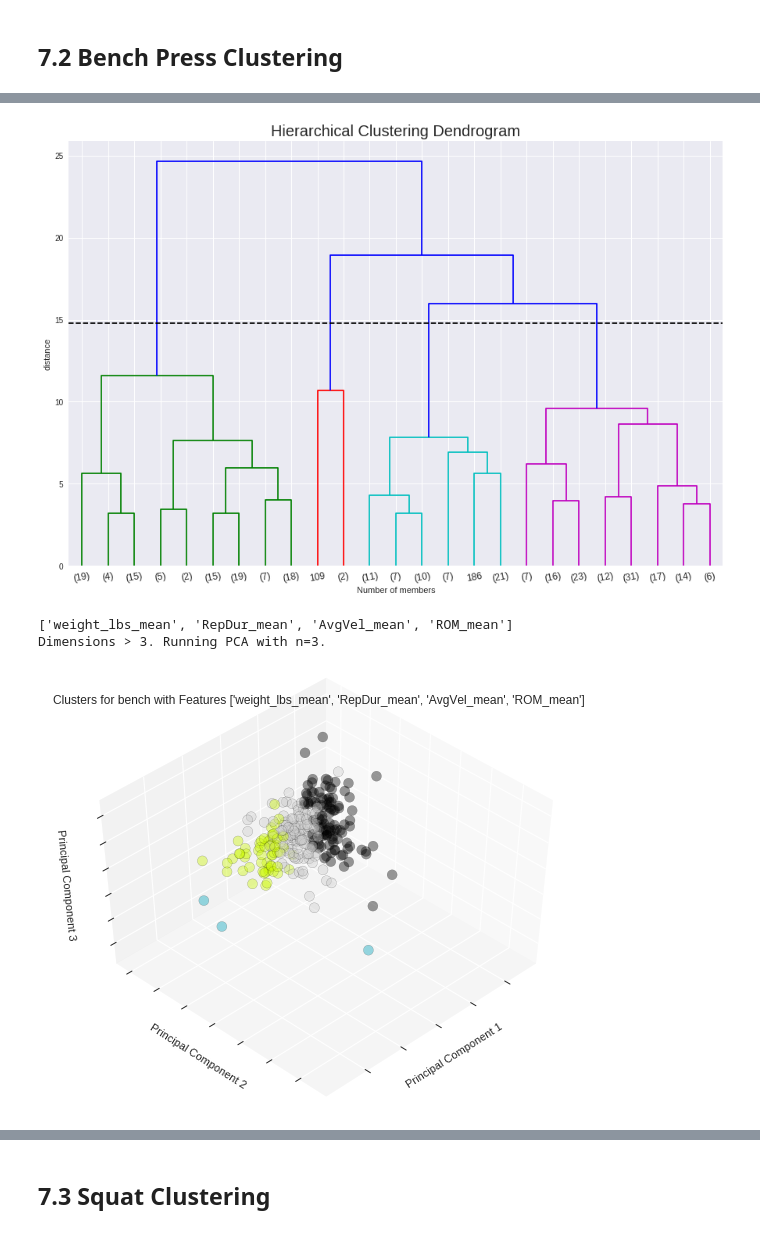
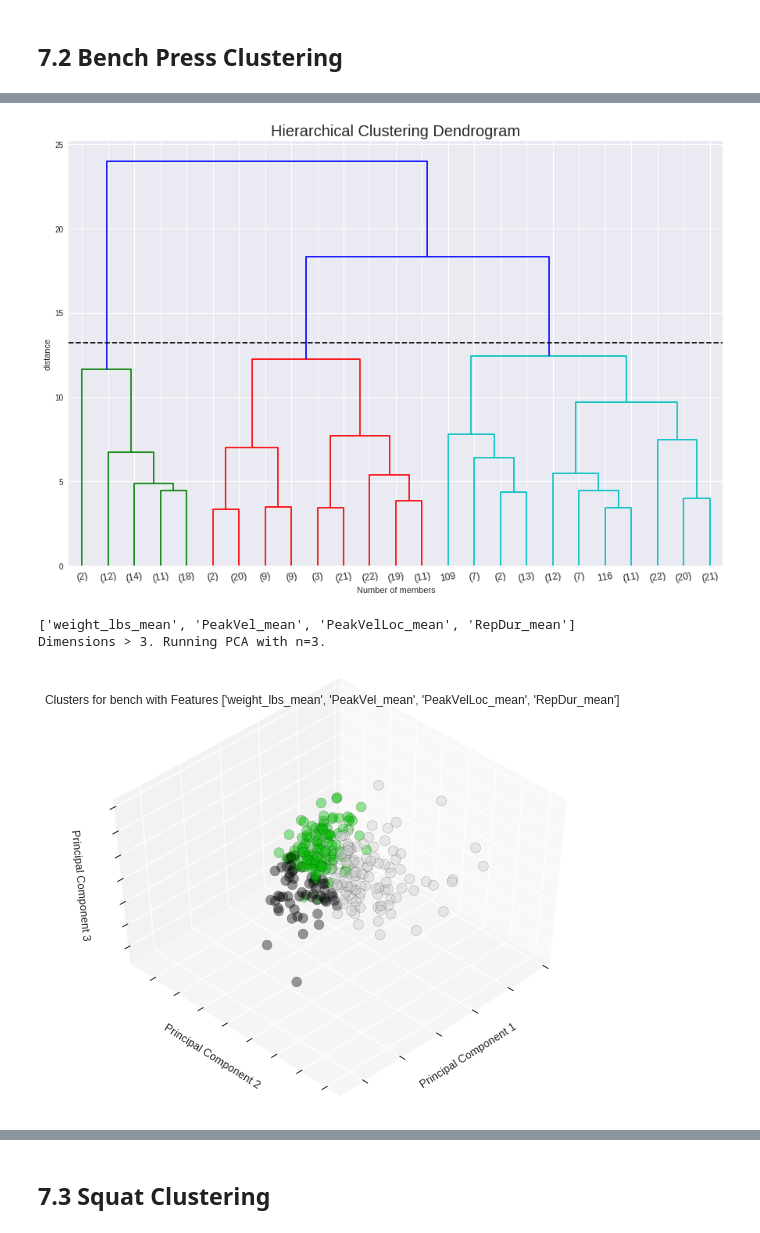
Before and after one commit to YuliaZamriy/W207_Group_Project, a Jupyter notebook: w207_openbarbell_part2_lifter_segmentation.ipynb, the cells around one changed output, grey strips where cells are left out. Drawn from its saved outputs; the diff is of its cells as text; code cells hidden in the pictures.

```diff
--- a/w207_openbarbell_part2_lifter_segmentation.ipynb
+++ b/w207_openbarbell_part2_lifter_segmentation.ipynb
@@ -445,8 +466,11 @@ Selected Exercise "bench": shape_before=(292910, 45), shape_after=(94640, 45)
 Selected Exercise "squat": shape_before=(292910, 45), shape_after=(77680, 45)
 Selected Exercise "deadlift": shape_before=(292910, 45), shape_after=(35966, 45)
 # %%
-feature_cols = ['weight_lbs', 'RepDur', 'AvgVel', 'ROM']
+# These will be our primary features of interest
+feature_cols = ['weight_lbs', 'RepDur', 'AvgVel', 'ROM', 'PeakVel', 'PeakVelLoc']
+# Grouping variables (clusters will be on user+exercise level)
 group_cols = ['userID', 'exercise_clean']
+# Aggregation metric
 aggregator_funcs = [np.mean]
 
 df_bench_grouped, final_features = group_and_aggregate_data(df_bench, group_cols, feature_cols, aggregator_funcs, verbose=VERBOSE)
@@ -498,13 +514,17 @@ def impute_data(data, verbose=False):
 
     Args:
         data: feature dataset used to fit and apply impute calculations
+
+    Kwargs:
         verbose: bool, specifies whether to print out the checks
 
     Returns:
         input dataset with imputed means
     """
 
+    # separate ids
     ids =  data[group_cols]
+    # keep only features for imputations
     data = data.drop(group_cols, axis = 1)
 
     data_im = preprocessing.Imputer(strategy='median').fit_transform(data)
@@ -516,6 +536,7 @@ def impute_data(data, verbose=False):
         print(f"\nFeature means after impute:\n {round(data_im.mean(),2)}")
         print(f"\nNumber of missing after impute:\n {np.isnan(data_im).sum()}")
 
+    # merge ids back with features
     data_im = data_im.join(ids)
 
     return data_im
@@ -549,17 +570,21 @@ dtype: int64
 # %%
 def standardize_data(data, verbose=False):
     """
-    Standardizes input dataset
+    Standardizes input dataset (mean=zero, stdv=1)
 
     Args:
         data: feature dataset used to fit and apply standardization
+
+    Kwargs:
         verbose: bool, specifies whether to print out the checks
 
     Returns:
         tuple, standardized dataset, fitted scaler
     """
 
+    # separate ids
     ids =  data[group_cols]
+    # keep only features for imputations
     data = data.drop(group_cols, axis = 1)
 
     scaler = preprocessing.StandardScaler().fit(data)
@@ -571,6 +596,7 @@ def standardize_data(data, verbose=False):
         print(f"\nMeans of standardized features:\n {np.around(np.mean(data_std, axis = 0),2)}")
         print(f"\nStd dev of standardized features:\n {np.around(np.std(data_std, axis = 0),2)}")
 
+    # merge ids back with features
     data_std = data_std.join(ids)
 
 
@@ -860,14 +922,21 @@ def plot_outliers(data, exercise, ids, features):
     plt.show()
 # %% [markdown]
 ## 7.2 Bench Press Clustering
+# %%
+# these features where selected through the itirative process
+final_features_bench = ['weight_lbs_mean', 'PeakVel_mean', 'PeakVelLoc_mean', 'RepDur_mean']
 # %%
-Z, max_d, clusters = make_clusters(df_bench_train, 0.6, verbose=VERBOSE)
+Z, max_d, clusters = make_clusters(df_bench_train[final_features_bench+group_cols], 0.55, verbose=VERBOSE)
 # we probably should first do k-means on train and then validate on test
 # _, _, clusters_test = make_clusters(df_bench_test, 0.6)  # for use in section Example User below
-df_bench_cluster = df_bench_train.set_index(['userID', 'exercise_clean']).join(clusters.set_index(['userID', 'exercise_clean']))
+df_bench_cluster = (df_bench_train.set_index(['userID', 'exercise_clean'])
+                    .join(clusters.set_index(['userID', 'exercise_clean'])))
 df_bench_cluster.reset_index(inplace=True)
+
 # validate that clusters match make_cluster output
 check_frequency(df_bench_cluster["Cluster"])
 plot_dendogram(Z, max_d)
-visualize_clusters(df_bench_train, final_features, clusters['Cluster'], title='Clusters for {0} with Features {1}'.format('bench', final_features))
+visualize_clusters(df_bench_train[final_features_bench+group_cols],
+                   final_features_bench, clusters['Cluster'],
+                   title=f"Clusters for {'bench'} with Features {final_features_bench}")
 # %% [output]
@@ -891,6 +958,6 @@ Top 10 values are:
 Name: Cluster, dtype: int64
-[figure, old version]
+[figure, new version]
-['weight_lbs_mean', 'RepDur_mean', 'AvgVel_mean', 'ROM_mean']
+['weight_lbs_mean', 'PeakVel_mean', 'PeakVelLoc_mean', 'RepDur_mean']
 Dimensions > 3. Running PCA with n=3.
-[figure, old version]
+[figure, new version]
 # %%
```
Also changed, not shown: parts of 58 cells of this notebook.
